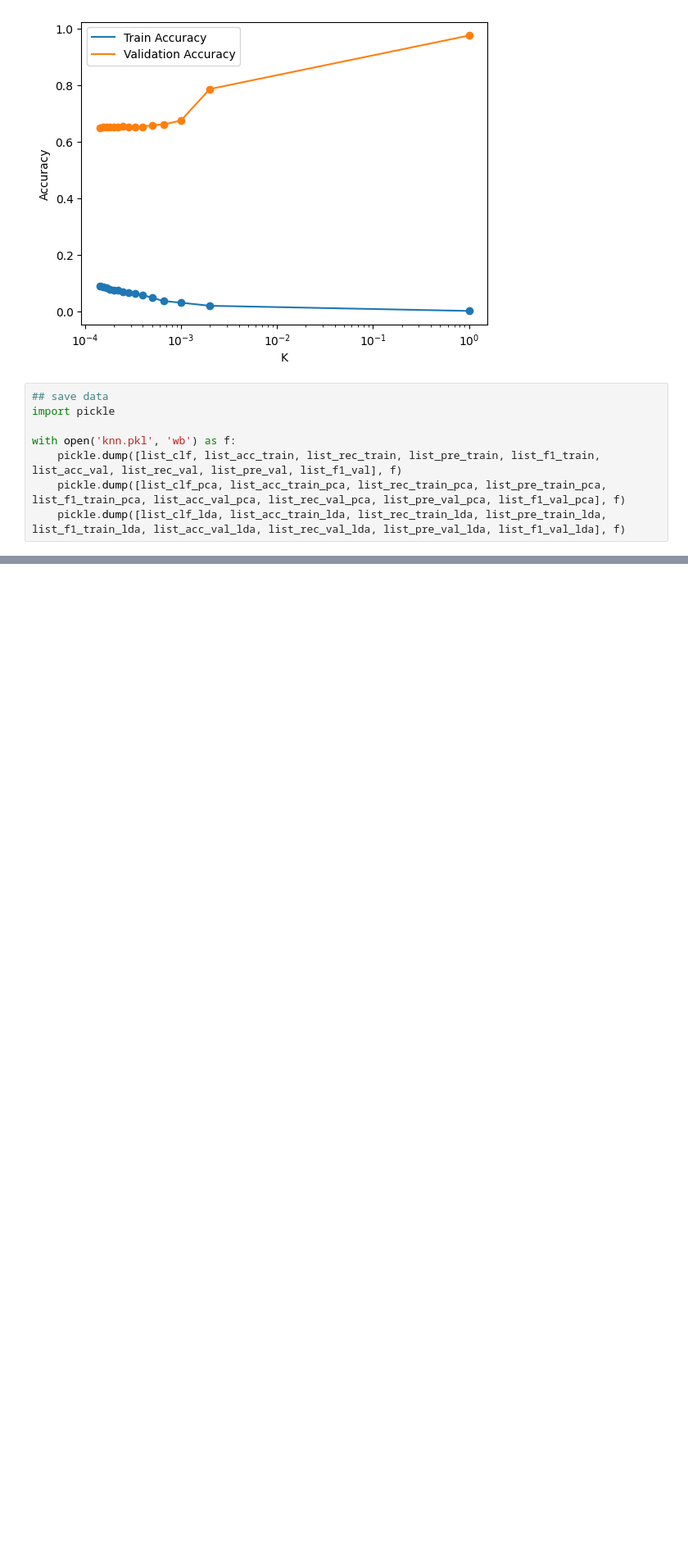
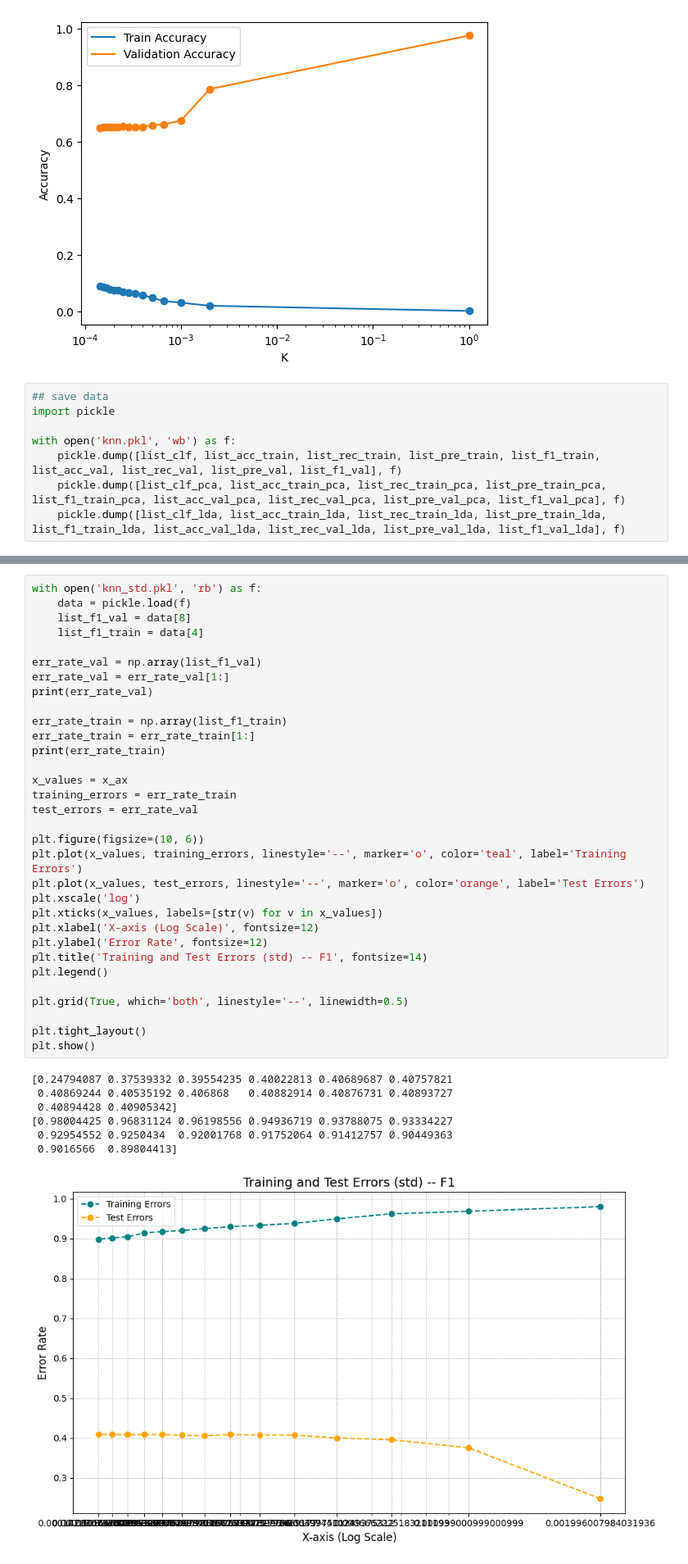
Before and after one commit to benzebra/data-analytics, a Jupyter notebook: noleak.ipynb, the cells around one changed output, grey strips where cells are left out. Shown at 82% size. Cells and saved outputs as stored; diff of their text form; blank space fills up the shorter version.

```diff
--- a/noleak.ipynb
+++ b/noleak.ipynb
@@ -705 +746,41 @@ print(x_ax)
+# %%
+with open('knn_std.pkl', 'rb') as f:
+	data = pickle.load(f)
+	list_f1_val = data[8]
+	list_f1_train = data[4]
+
+err_rate_val = np.array(list_f1_val)
+err_rate_val = err_rate_val[1:]
+print(err_rate_val)
+
+err_rate_train = np.array(list_f1_train)
+err_rate_train = err_rate_train[1:]
+print(err_rate_train)
+
+x_values = x_ax
+training_errors = err_rate_train
+test_errors = err_rate_val
+
+plt.figure(figsize=(10, 6))
+plt.plot(x_values, training_errors, linestyle='--', marker='o', color='teal', label='Training Errors')
+plt.plot(x_values, test_errors, linestyle='--', marker='o', color='orange', label='Test Errors')
+plt.xscale('log')
+plt.xticks(x_values, labels=[str(v) for v in x_values])
+plt.xlabel('X-axis (Log Scale)', fontsize=12)
+plt.ylabel('Error Rate', fontsize=12)
+plt.title('Training and Test Errors (std) -- F1', fontsize=14)
+plt.legend()
+
+plt.grid(True, which='both', linestyle='--', linewidth=0.5)
+
+plt.tight_layout()
+plt.show()
+# %% [output]
+[0.24794087 0.37539332 0.39554235 0.40022813 0.40689687 0.40757821
+ 0.40869244 0.40535192 0.406868   0.40882914 0.40876731 0.40893727
+ 0.40894428 0.40905342]
+[0.98004425 0.96831124 0.96198556 0.94936719 0.93788075 0.93334227
+ 0.92954552 0.9250434  0.92001768 0.91752064 0.91412757 0.90449363
+ 0.9016566  0.89804413]
+[figure, added]
 # %%
```
Also changed, not shown: parts of 9 cells of this notebook, 2 other files.
